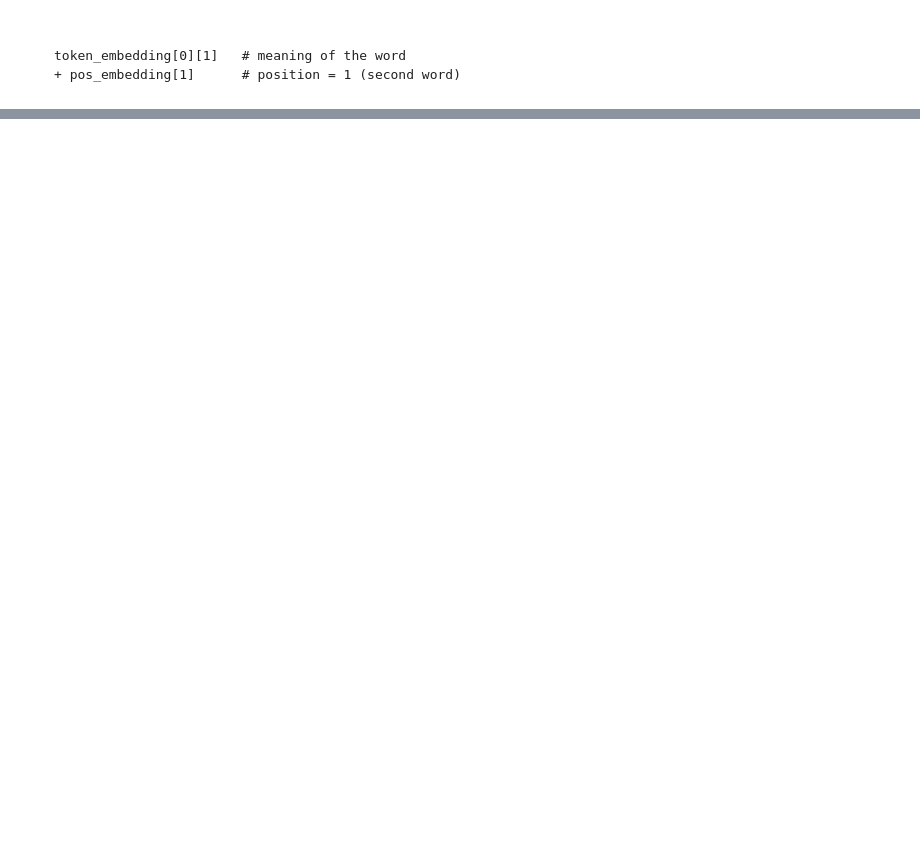
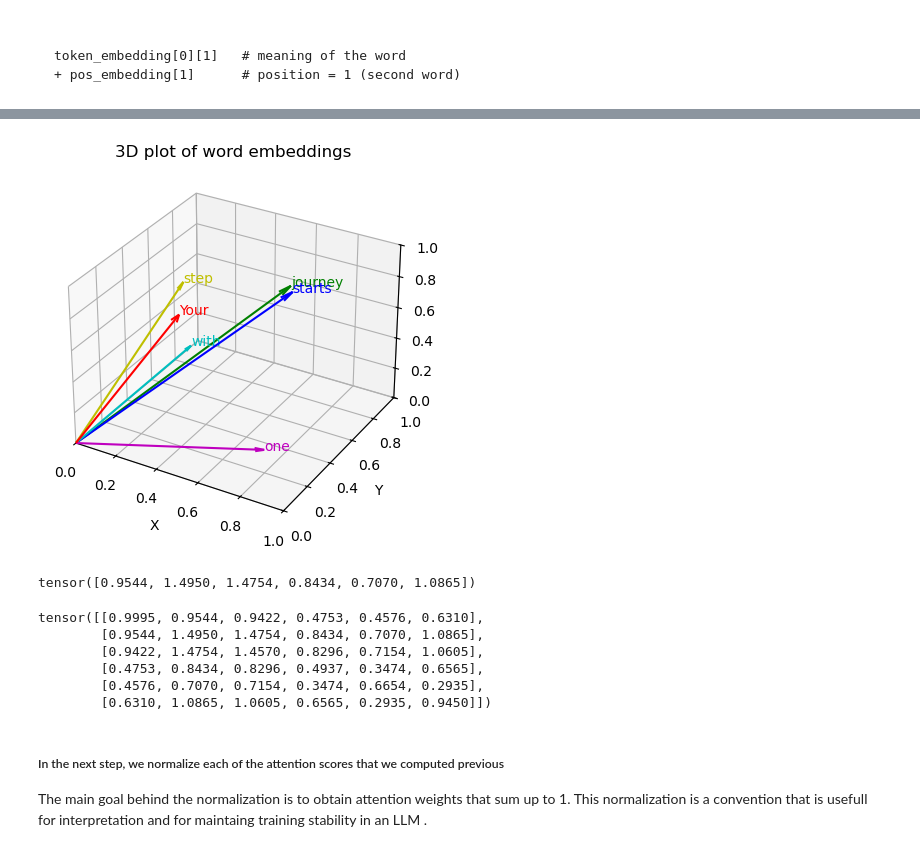
Before and after one commit to Atharsh07/LLM-Scratch, a Jupyter notebook: LLMScratch.ipynb, the cells around one changed output, grey strips where cells are left out. Drawn from its saved outputs; the diff is of its cells as text; code cells hidden in the pictures; blank space fills up the shorter version.

Commit message:
Self-attention-mech

```diff
--- a/LLMScratch.ipynb
+++ b/LLMScratch.ipynb
@@ -483,0 +505,24 @@ tensor([ 1.4586, -2.7059, -1.6009,  2.0733, -1.0641,  0.5459,  0.0826,  0.6918,
+# %%
+import matplotlib.pyplot as plt
+from mpl_toolkits.mplot3d import Axes3D
+import numpy as np
+
+words = ['Your', 'journey', 'starts', 'with', 'one', 'step']
+
+x_coords = inputs[:, 0].numpy()
+y_coords = inputs[:, 1].numpy()
+z_coords = inputs[:, 2].numpy()
+
+fig = plt.figure()
+ax = fig.add_subplot(111, projection='3d')
+
+for x, y, z, word in zip(x_coords, y_coords, z_coords, words):
+    ax.scatter(x,y,z)
+    ax.text(x,y,z,word, fontsize=10)
+
+ax.set_xlabel('X')
+ax.set_ylabel('Y')
+ax.set_zlabel('Z')
+
+plt.title('3D plot of word embeddings')
+plt.show()
@@ -483,0 +531,53 @@ tensor([ 1.4586, -2.7059, -1.6009,  2.0733, -1.0641,  0.5459,  0.0826,  0.6918,
+# %%
+fig = plt.figure()
+ax = fig.add_subplot(111, projection='3d')
+
+colors = ['r', 'g', 'b', 'c', 'm', 'y']
+
+for (x, y, z, word, color) in zip(x_coords, y_coords, z_coords, words, colors):
+    ax.quiver(0,0,0,x,y,z,color=color,arrow_length_ratio=0.05)
+    ax.text(x,y,z,word,fontsize=10,color=color)
+
+ax.set_xlabel('X')
+ax.set_ylabel('Y')
+ax.set_zlabel('Z')
+
+
+ax.set_xlim([0,1])
+ax.set_ylim([0,1])
+ax.set_zlim([0,1])
+
+plt.title('3D plot of word embeddings')
+plt.show()
+# %% [output]
+[figure, added]
+# %%
+query = inputs[1] ## lets just take the 2nd input token as a query which is journey
+
+attn_score_2 = torch.empty(inputs.shape[0])
+for i , x_i in enumerate(inputs) :
+    attn_score_2[i] = torch.dot(x_i, query) # dot product
+print(attn_score_2)
+# %% [output]
+tensor([0.9544, 1.4950, 1.4754, 0.8434, 0.7070, 1.0865])
+# %%
+attn_score = torch.empty(inputs.shape[0], inputs.shape[0])
+
+for i, query in enumerate(inputs):        # each token as QUERY
+    for j, x_i in enumerate(inputs):      # each token as KEY
+        attn_score[i, j] = torch.dot(query, x_i)
+
+print(attn_score)
+# %% [output]
+tensor([[0.9995, 0.9544, 0.9422, 0.4753, 0.4576, 0.6310],
+        [0.9544, 1.4950, 1.4754, 0.8434, 0.7070, 1.0865],
+        [0.9422, 1.4754, 1.4570, 0.8296, 0.7154, 1.0605],
+        [0.4753, 0.8434, 0.8296, 0.4937, 0.3474, 0.6565],
+        [0.4576, 0.7070, 0.7154, 0.3474, 0.6654, 0.2935],
+        [0.6310, 1.0865, 1.0605, 0.6565, 0.2935, 0.9450]])
+# %% [markdown]
+##### In the next step, we normalize each of the attention scores that we computed previous
+
+The main goal behind the normalization is to obtain attention weights that sum up to 1.
+This normalization is a convention that is usefull for interpretation and for maintaing training stability
+in an LLM .
```
Also changed, not shown: parts of 48 cells of this notebook.
